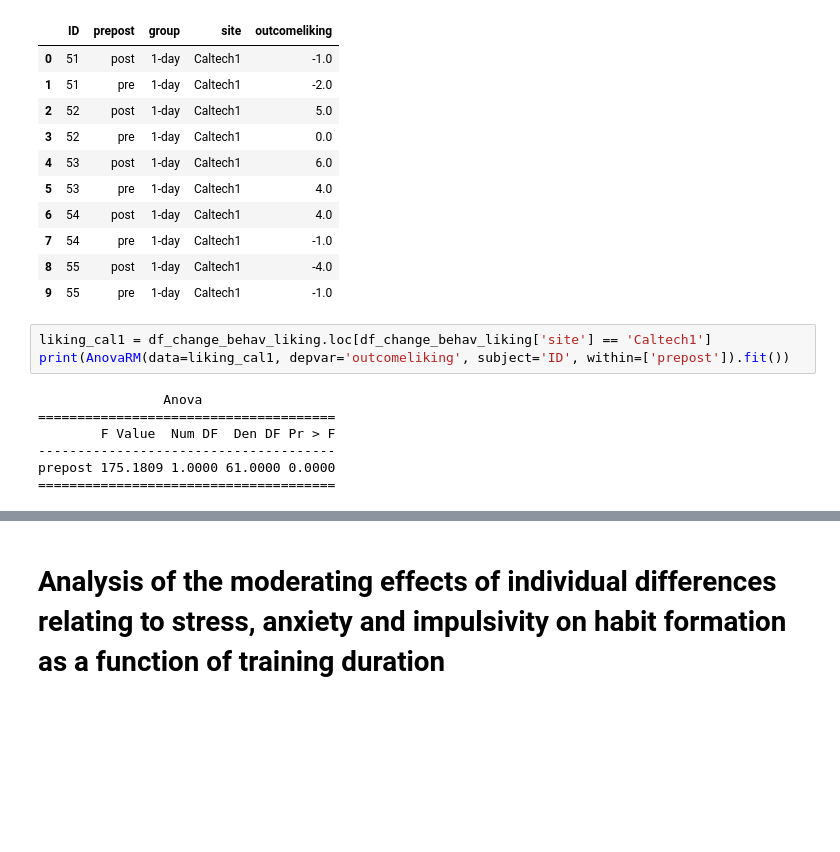
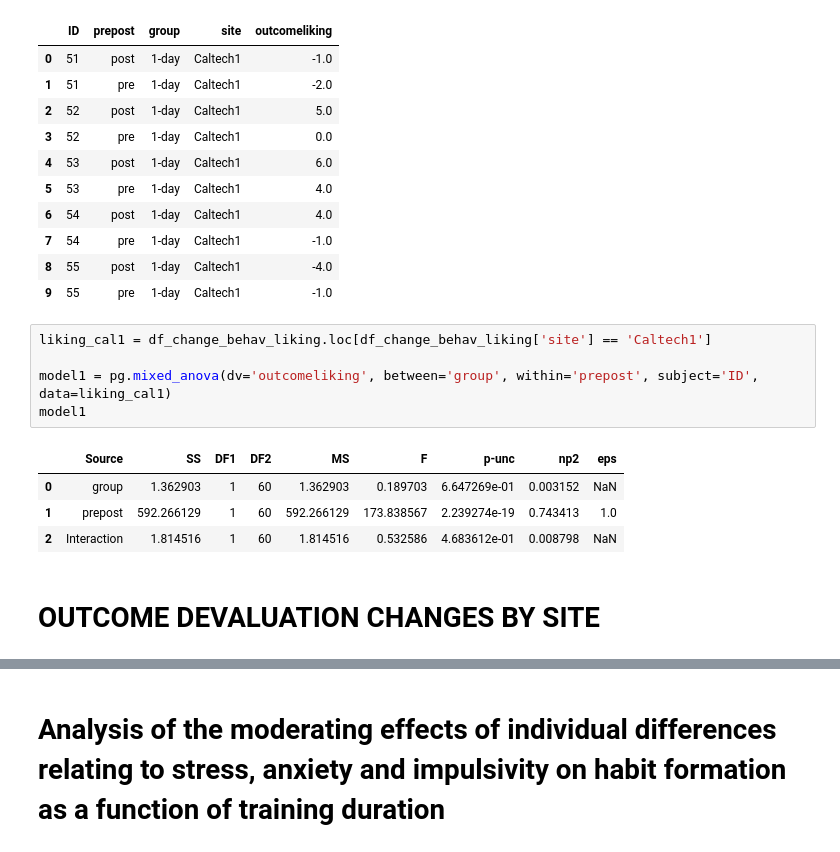
Before and after one commit to 2020201079/brsm-project, a Jupyter notebook: BRSM_Project.ipynb, the cells around one changed output, grey strips where cells are left out. Cells and saved outputs as stored; diff of their text form; blank space fills up the shorter version.

```diff
--- a/BRSM_Project.ipynb
+++ b/BRSM_Project.ipynb
@@ -209,11 +210,13 @@ df_change_behav_liking.head(10)
 | 9 | 55 | pre | 1-day | Caltech1 | -1.0 |
 # %%
 liking_cal1 = df_change_behav_liking.loc[df_change_behav_liking['site'] == 'Caltech1']
-print(AnovaRM(data=liking_cal1, depvar='outcomeliking', subject='ID', within=['prepost']).fit())
+
+model1 = pg.mixed_anova(dv='outcomeliking', between='group', within='prepost', subject='ID', data=liking_cal1)
+model1
 # %% [output]
-                Anova
-======================================
-        F Value  Num DF  Den DF Pr > F
---------------------------------------
-prepost 175.1809 1.0000 61.0000 0.0000
-======================================
+|  | Source | SS | DF1 | DF2 | MS | F | p-unc | np2 | eps |
+| 0 | group | 1.362903 | 1 | 60 | 1.362903 | 0.189703 | 6.647269e-01 | 0.003152 | NaN |
+| 1 | prepost | 592.266129 | 1 | 60 | 592.266129 | 173.838567 | 2.239274e-19 | 0.743413 | 1.0 |
+| 2 | Interaction | 1.814516 | 1 | 60 | 1.814516 | 0.532586 | 4.683612e-01 | 0.008798 | NaN |
+# %% [markdown]
+# OUTCOME DEVALUATION CHANGES BY SITE
```
Also changed, not shown: parts of 32 cells of this notebook, 2 other files.
